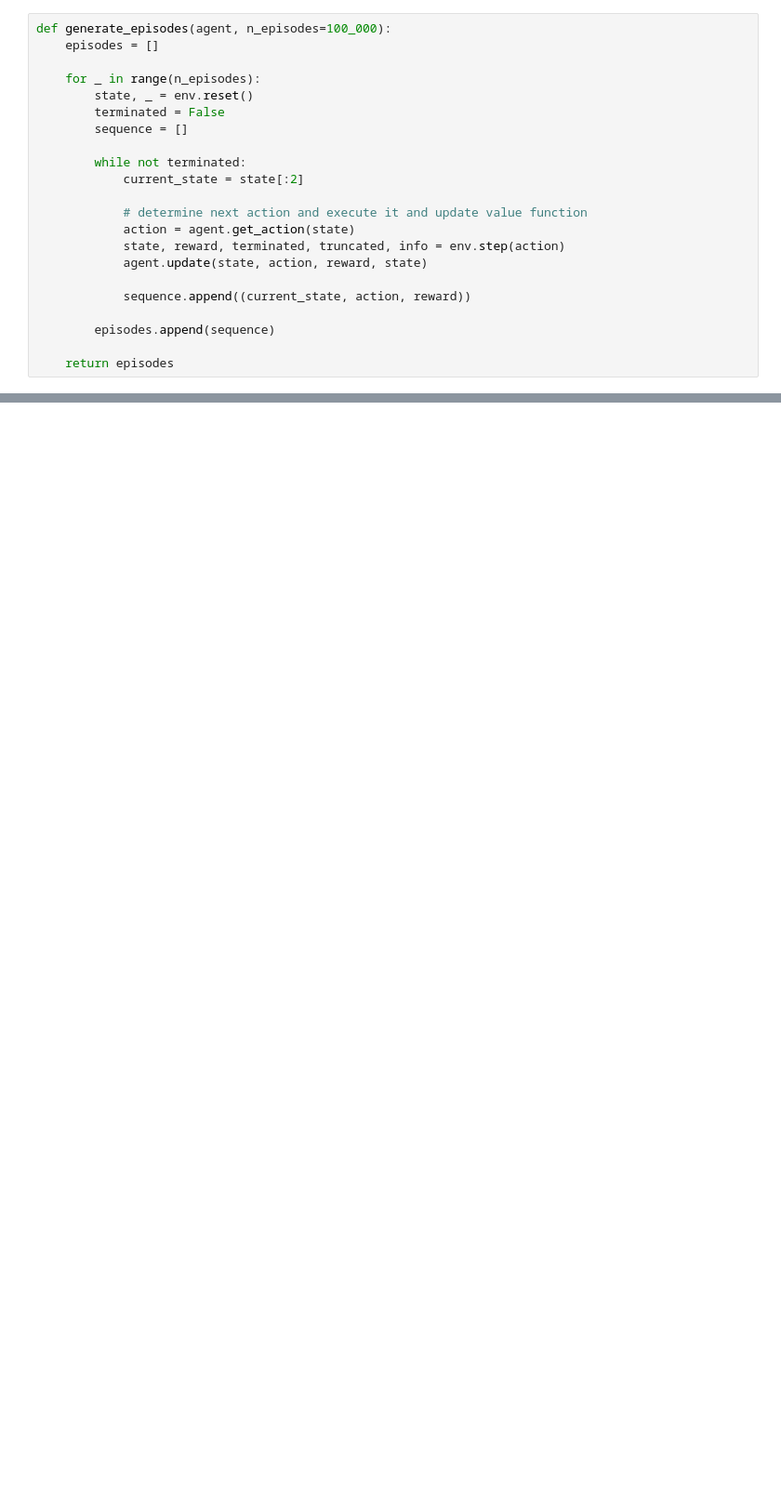
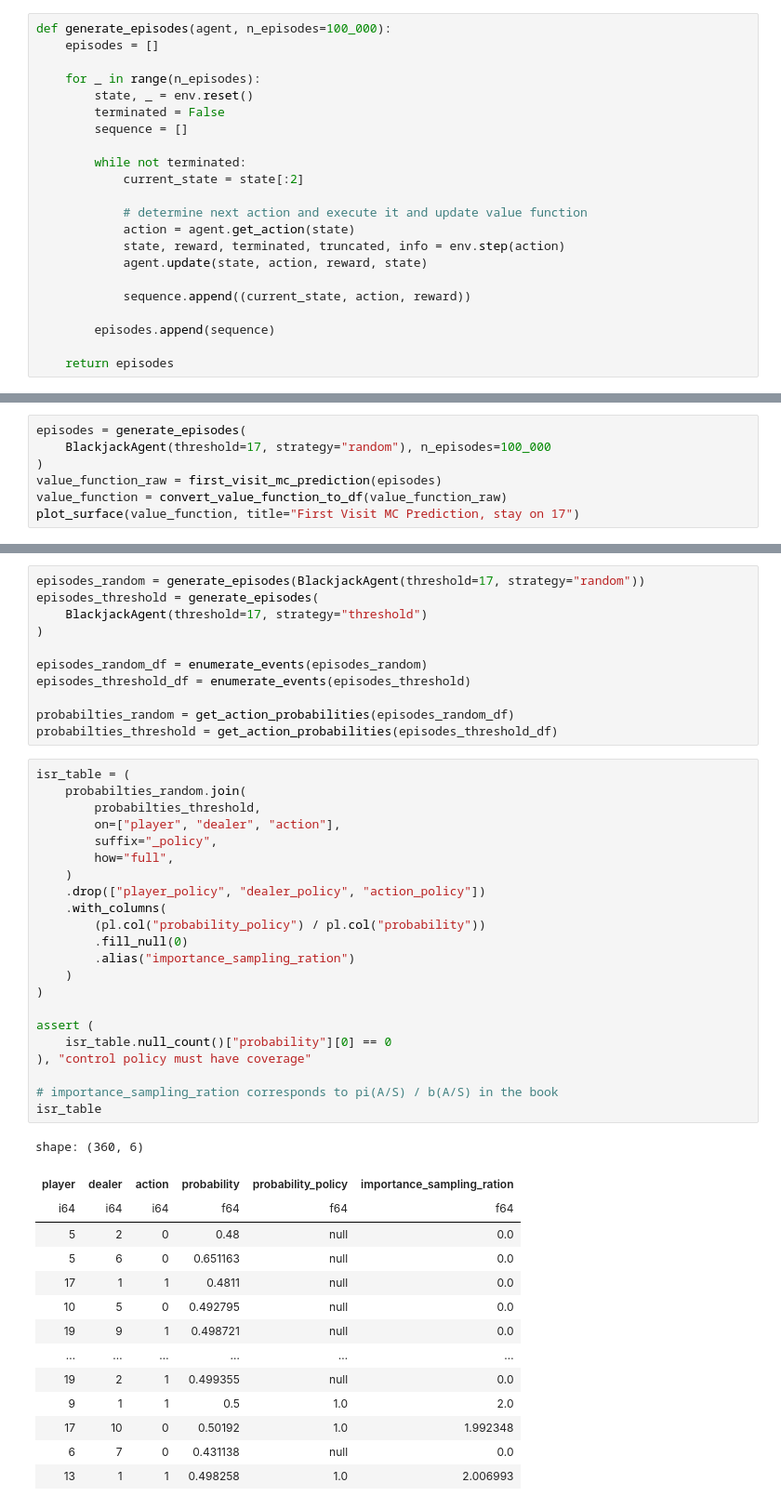
Before and after one commit to clemensfiedler/reinforcement_learning, a Jupyter notebook: src/blackjack.ipynb, the cells around one changed output, grey strips where cells are left out. Shown at 93% size. Cells and saved outputs as stored; diff of their text form; blank space fills up the shorter version.

Commit message:
worked on blackjack example

```diff
--- a/src/blackjack.ipynb
+++ b/src/blackjack.ipynb
@@ -105,0 +127,7 @@ fig.show()
+# %%
+episodes = generate_episodes(
+    BlackjackAgent(threshold=17, strategy="random"), n_episodes=100_000
+)
+value_function_raw = first_visit_mc_prediction(episodes)
+value_function = convert_value_function_to_df(value_function_raw)
+plot_surface(value_function, title="First Visit MC Prediction, stay on 17")
@@ -105,0 +166,48 @@ fig.show()
+# %%
+episodes_random = generate_episodes(BlackjackAgent(threshold=17, strategy="random"))
+episodes_threshold = generate_episodes(
+    BlackjackAgent(threshold=17, strategy="threshold")
+)
+
+episodes_random_df = enumerate_events(episodes_random)
+episodes_threshold_df = enumerate_events(episodes_threshold)
+
+probabilties_random = get_action_probabilities(episodes_random_df)
+probabilties_threshold = get_action_probabilities(episodes_threshold_df)
+# %%
+isr_table = (
+    probabilties_random.join(
+        probabilties_threshold,
+        on=["player", "dealer", "action"],
+        suffix="_policy",
+        how="full",
+    )
+    .drop(["player_policy", "dealer_policy", "action_policy"])
+    .with_columns(
+        (pl.col("probability_policy") / pl.col("probability"))
+        .fill_null(0)
+        .alias("importance_sampling_ration")
+    )
+)
+
+assert (
+    isr_table.null_count()["probability"][0] == 0
+), "control policy must have coverage"
+
+# importance_sampling_ration corresponds to pi(A/S) / b(A/S) in the book
+isr_table
+# %% [output]
+shape: (360, 6)
+| player | dealer | action | probability | probability_policy | importance_sampling_ration |
+| i64 | i64 | i64 | f64 | f64 | f64 |
+| 5 | 2 | 0 | 0.48 | null | 0.0 |
+| 5 | 6 | 0 | 0.651163 | null | 0.0 |
+| 17 | 1 | 1 | 0.4811 | null | 0.0 |
+| 10 | 5 | 0 | 0.492795 | null | 0.0 |
+| 19 | 9 | 1 | 0.498721 | null | 0.0 |
+| … | … | … | … | … | … |
+| 19 | 2 | 1 | 0.499355 | null | 0.0 |
+| 9 | 1 | 1 | 0.5 | 1.0 | 2.0 |
+| 17 | 10 | 0 | 0.50192 | 1.0 | 1.992348 |
+| 6 | 7 | 0 | 0.431138 | null | 0.0 |
+| 13 | 1 | 1 | 0.498258 | 1.0 | 2.006993 |
```
Also changed, not shown: parts of 17 cells of this notebook, 2 other files.
